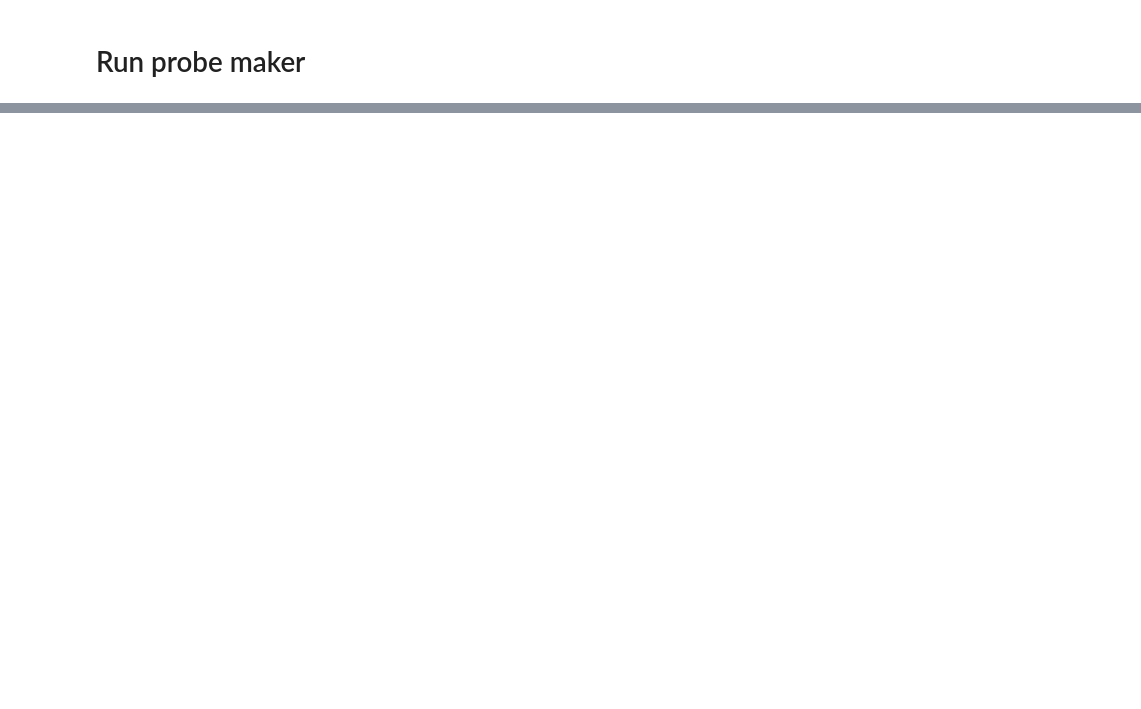
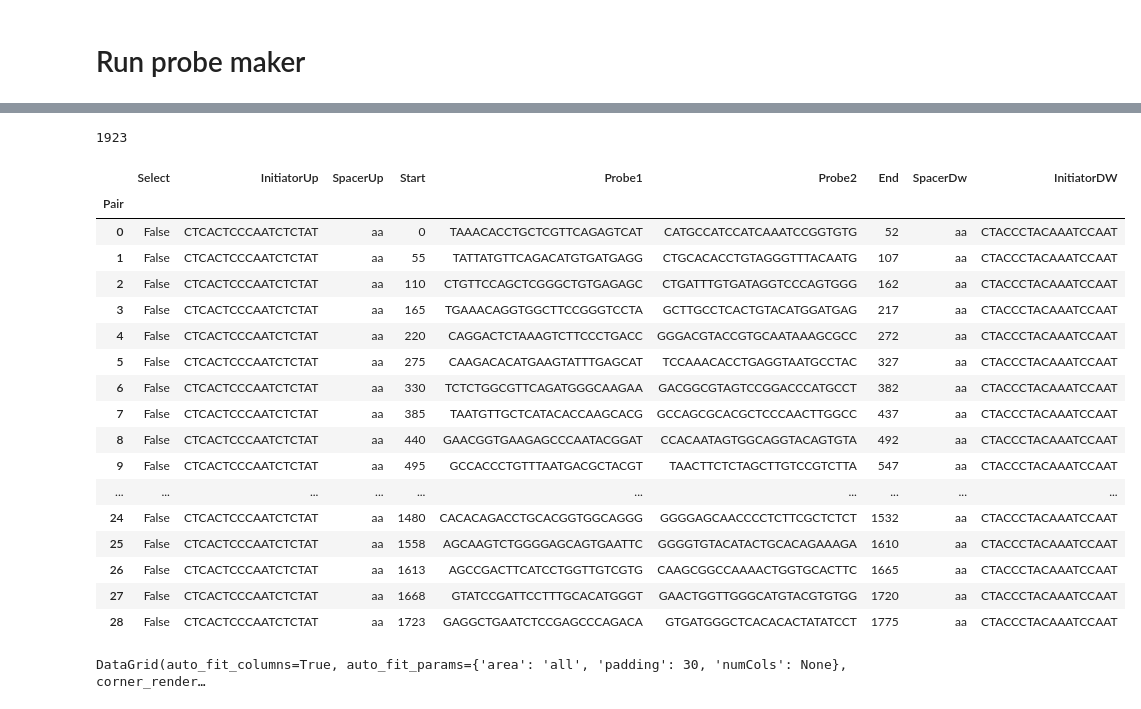
Before and after one commit to vari-bbc/insitu_probe_generator, a Jupyter notebook: UserInterface.ipynb, the cells around one changed output, grey strips where cells are left out. Cells and saved outputs as stored; diff of their text form; code cells hidden in the pictures; blank space fills up the shorter version.

Commit message:
Trying df grid with no blast.

```diff
--- a/UserInterface.ipynb
+++ b/UserInterface.ipynb
@@ -71,0 +271,14 @@ db = Reference_Path
+# %%
+newlist = max33(maxprobe,newlist,numbr)
+count = str(len(newlist))
+a=0
+while a < len(newlist):
+    seqs[a] = [newlist[a][0],str(fullseq[newlist[a][0]:(newlist[a][0]+25)]+"nn"+fullseq[(newlist[a][0]+27):newlist[a][1]]),newlist[a][1]]
+    graphic[newlist[a][0]:newlist[a][1]] = str(fullseq[newlist[a][0]:(newlist[a][0]+25)]+"nn"+fullseq[(newlist[a][0]+27):newlist[a][1]])
+    print(str(amplifier+'_'+name+'_'+count+'_Dla'+str(pause)+','+upinit+uspc+str(seqs[a][1][27:52])))
+    print(str(amplifier+'_'+name+'_'+count+'_Dla'+str(pause)+','+str(seqs[a][1][0:25])+dspc+dninit))
+    a+=1
+g = ''
+g = g.join(graphic)
+g = Seq(g)
+g = g.reverse_complement()
@@ -71,0 +327,43 @@ db = Reference_Path
+# %%
+cdna
+# %% [output]
+1923
+# %%
+df = pd.DataFrame.from_dict(seqs, orient='index', columns=['Start', 'seq', 'End'])
+df['InitiatorUp'] = upinit
+df['SpacerUp'] = uspc
+df['Probe1'] = df['seq'].str[27:52]
+df['Probe2'] = df['seq'].str[0:25]
+df['SpacerDw'] = dspc
+df['InitiatorDW'] = dninit
+df["Select"] = False
+columns = ["Select","InitiatorUp","SpacerUp","Start","Probe1","Probe2","End","SpacerDw","InitiatorDW"]
+df.drop(labels=['seq'], axis=1, inplace= True)
+df.index.name = "Pair"
+df = df[columns]
+display(df)
+# %% [output]
+|  | Select | InitiatorUp | SpacerUp | Start | Probe1 | Probe2 | End | SpacerDw | InitiatorDW |
+| Pair |  |  |  |  |  |  |  |  |  |
+| 0 | False | CTCACTCCCAATCTCTAT | aa | 0 | TAAACACCTGCTCGTTCAGAGTCAT | CATGCCATCCATCAAATCCGGTGTG | 52 | aa | CTACCCTACAAATCCAAT |
+| 1 | False | CTCACTCCCAATCTCTAT | aa | 55 | TATTATGTTCAGACATGTGATGAGG | CTGCACACCTGTAGGGTTTACAATG | 107 | aa | CTACCCTACAAATCCAAT |
+| 2 | False | CTCACTCCCAATCTCTAT | aa | 110 | CTGTTCCAGCTCGGGCTGTGAGAGC | CTGATTTGTGATAGGTCCCAGTGGG | 162 | aa | CTACCCTACAAATCCAAT |
+| 3 | False | CTCACTCCCAATCTCTAT | aa | 165 | TGAAACAGGTGGCTTCCGGGTCCTA | GCTTGCCTCACTGTACATGGATGAG | 217 | aa | CTACCCTACAAATCCAAT |
+| 4 | False | CTCACTCCCAATCTCTAT | aa | 220 | CAGGACTCTAAAGTCTTCCCTGACC | GGGACGTACCGTGCAATAAAGCGCC | 272 | aa | CTACCCTACAAATCCAAT |
+| 5 | False | CTCACTCCCAATCTCTAT | aa | 275 | CAAGACACATGAAGTATTTGAGCAT | TCCAAACACCTGAGGTAATGCCTAC | 327 | aa | CTACCCTACAAATCCAAT |
+| 6 | False | CTCACTCCCAATCTCTAT | aa | 330 | TCTCTGGCGTTCAGATGGGCAAGAA | GACGGCGTAGTCCGGACCCATGCCT | 382 | aa | CTACCCTACAAATCCAAT |
+| 7 | False | CTCACTCCCAATCTCTAT | aa | 385 | TAATGTTGCTCATACACCAAGCACG | GCCAGCGCACGCTCCCAACTTGGCC | 437 | aa | CTACCCTACAAATCCAAT |
+| 8 | False | CTCACTCCCAATCTCTAT | aa | 440 | GAACGGTGAAGAGCCCAATACGGAT | CCACAATAGTGGCAGGTACAGTGTA | 492 | aa | CTACCCTACAAATCCAAT |
+| 9 | False | CTCACTCCCAATCTCTAT | aa | 495 | GCCACCCTGTTTAATGACGCTACGT | TAACTTCTCTAGCTTGTCCGTCTTA | 547 | aa | CTACCCTACAAATCCAAT |
+| ... | ... | ... | ... | ... | ... | ... | ... | ... | ... |
+| 24 | False | CTCACTCCCAATCTCTAT | aa | 1480 | CACACAGACCTGCACGGTGGCAGGG | GGGGAGCAACCCCTCTTCGCTCTCT | 1532 | aa | CTACCCTACAAATCCAAT |
+| 25 | False | CTCACTCCCAATCTCTAT | aa | 1558 | AGCAAGTCTGGGGAGCAGTGAATTC | GGGGTGTACATACTGCACAGAAAGA | 1610 | aa | CTACCCTACAAATCCAAT |
+| 26 | False | CTCACTCCCAATCTCTAT | aa | 1613 | AGCCGACTTCATCCTGGTTGTCGTG | CAAGCGGCCAAAACTGGTGCACTTC | 1665 | aa | CTACCCTACAAATCCAAT |
+| 27 | False | CTCACTCCCAATCTCTAT | aa | 1668 | GTATCCGATTCCTTTGCACATGGGT | GAACTGGTTGGGCATGTACGTGTGG | 1720 | aa | CTACCCTACAAATCCAAT |
+| 28 | False | CTCACTCCCAATCTCTAT | aa | 1723 | GAGGCTGAATCTCCGAGCCCAGACA | GTGATGGGCTCACACACTATATCCT | 1775 | aa | CTACCCTACAAATCCAAT |
+# %%
+grid = DataGrid(df, editable=True, selection_mode="row")
+grid.auto_fit_columns = True
+display(grid)
+# %% [output]
+DataGrid(auto_fit_columns=True, auto_fit_params={'area': 'all', 'padding': 30, 'numCols': None}, corner_render…
```
Also changed, not shown: parts of 10 cells of this notebook, 1 other file.
